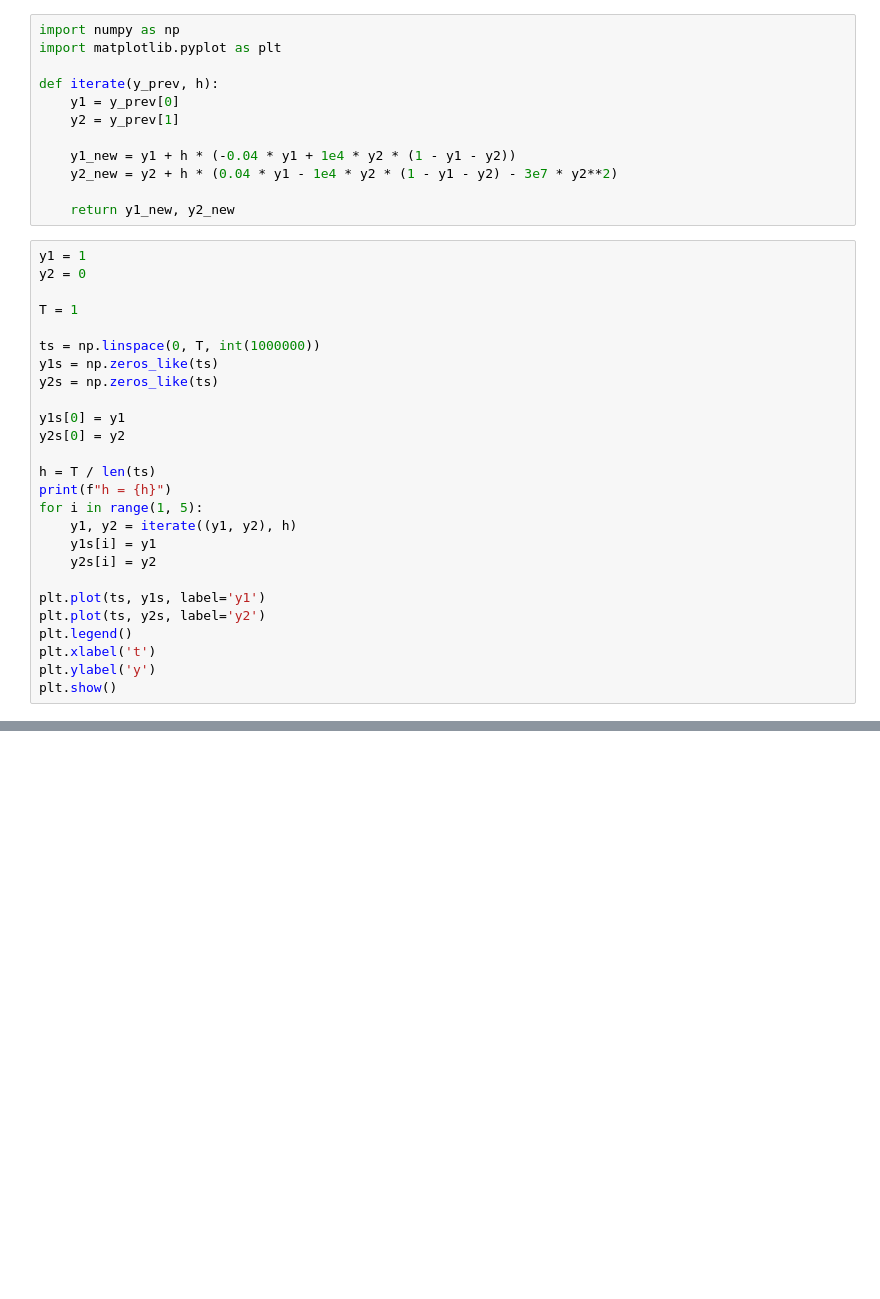
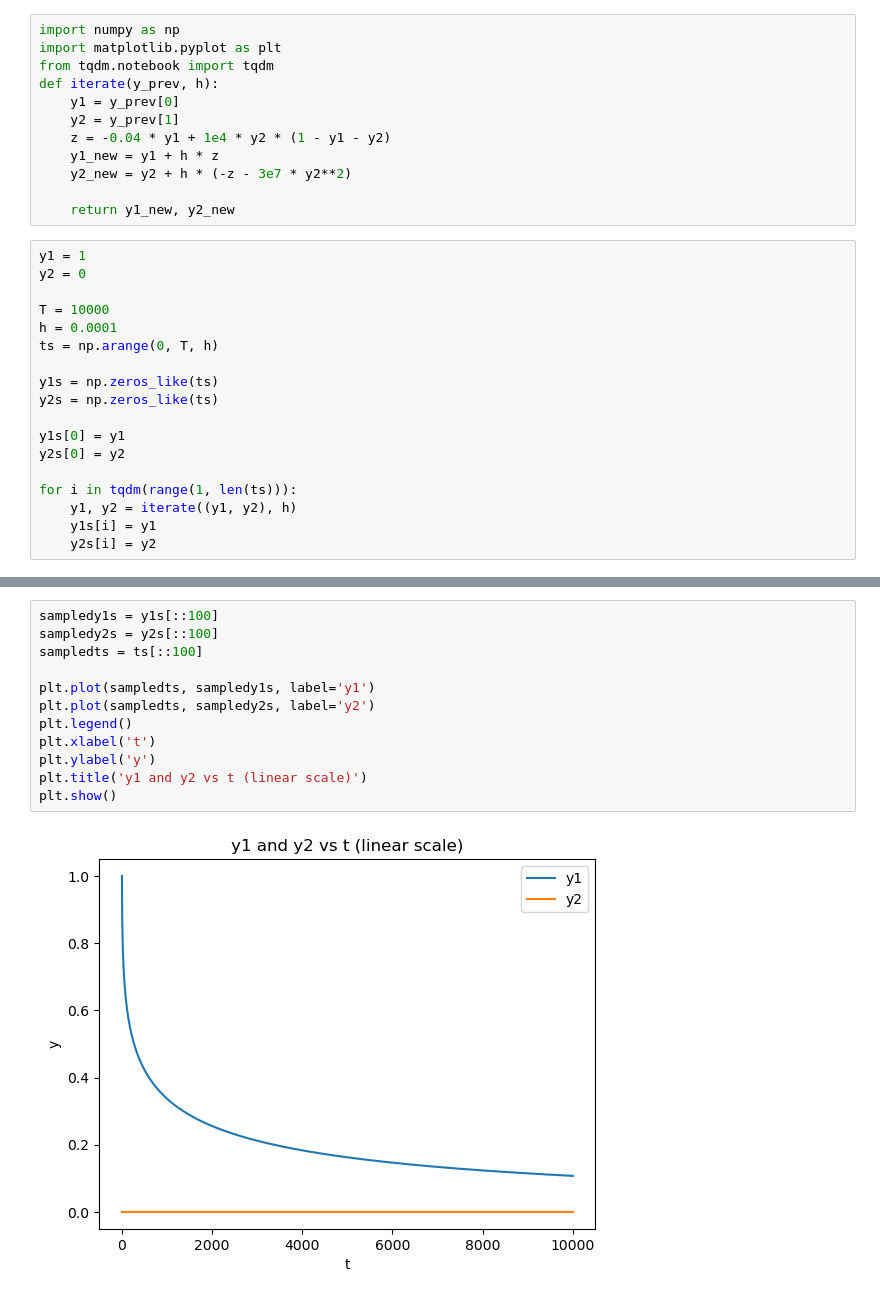
Before and after one commit to BrandonTang89/LinearAlgebra, a Jupyter notebook: ProblemSheets/SciComp.ipynb, the cells around one changed output, grey strips where cells are left out. Cells and saved outputs as stored; diff of their text form; blank space fills up the shorter version.

```diff
--- a/ProblemSheets/SciComp.ipynb
+++ b/ProblemSheets/SciComp.ipynb
@@ -1,38 +1,30 @@
 # %%
 import numpy as np
 import matplotlib.pyplot as plt
-
+from tqdm.notebook import tqdm
 def iterate(y_prev, h):
     y1 = y_prev[0]
     y2 = y_prev[1]
-
-    y1_new = y1 + h * (-0.04 * y1 + 1e4 * y2 * (1 - y1 - y2))
-    y2_new = y2 + h * (0.04 * y1 - 1e4 * y2 * (1 - y1 - y2) - 3e7 * y2**2)
+    z = -0.04 * y1 + 1e4 * y2 * (1 - y1 - y2)
+    y1_new = y1 + h * z
+    y2_new = y2 + h * (-z - 3e7 * y2**2)
 
     return y1_new, y2_new
 # %%
 y1 = 1
 y2 = 0
 
-T = 1
+T = 10000
+h = 0.0001
+ts = np.arange(0, T, h)
 
-ts = np.linspace(0, T, int(1000000))
 y1s = np.zeros_like(ts)
 y2s = np.zeros_like(ts)
 
 y1s[0] = y1
 y2s[0] = y2
 
-h = T / len(ts)
-print(f"h = {h}")
-for i in range(1, 5):
+for i in tqdm(range(1, len(ts))):
     y1, y2 = iterate((y1, y2), h)
     y1s[i] = y1
     y2s[i] = y2
-
-plt.plot(ts, y1s, label='y1')
-plt.plot(ts, y2s, label='y2')
-plt.legend()
-plt.xlabel('t')
-plt.ylabel('y')
-plt.show()
@@ -185,0 +31,14 @@ Understanding this highlights the importance of choosing appropriate numerical m
+# %%
+sampledy1s = y1s[::100]
+sampledy2s = y2s[::100]
+sampledts = ts[::100]
+
+plt.plot(sampledts, sampledy1s, label='y1')
+plt.plot(sampledts, sampledy2s, label='y2')
+plt.legend()
+plt.xlabel('t')
+plt.ylabel('y')
+plt.title('y1 and y2 vs t (linear scale)')
+plt.show()
+# %% [output]
+[figure, added]
```
Also changed, not shown: parts of 4 cells of this notebook, 4 other files.
